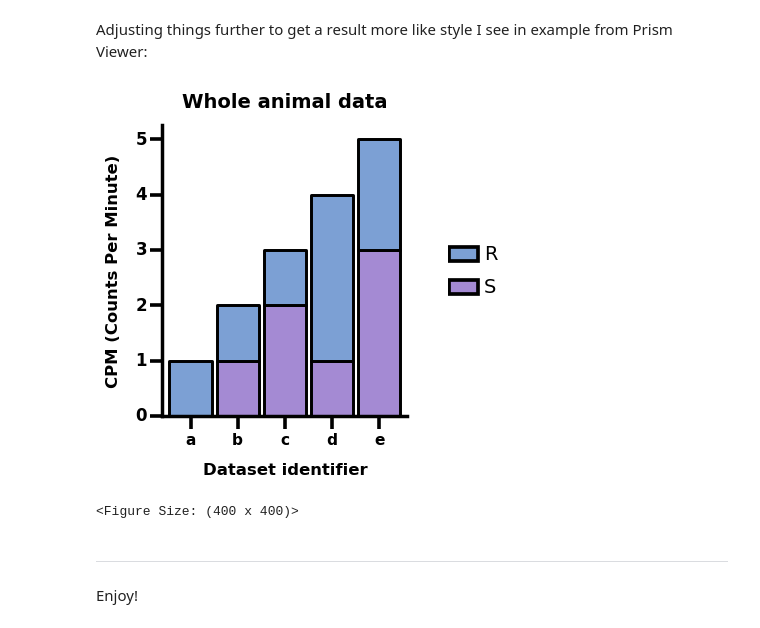
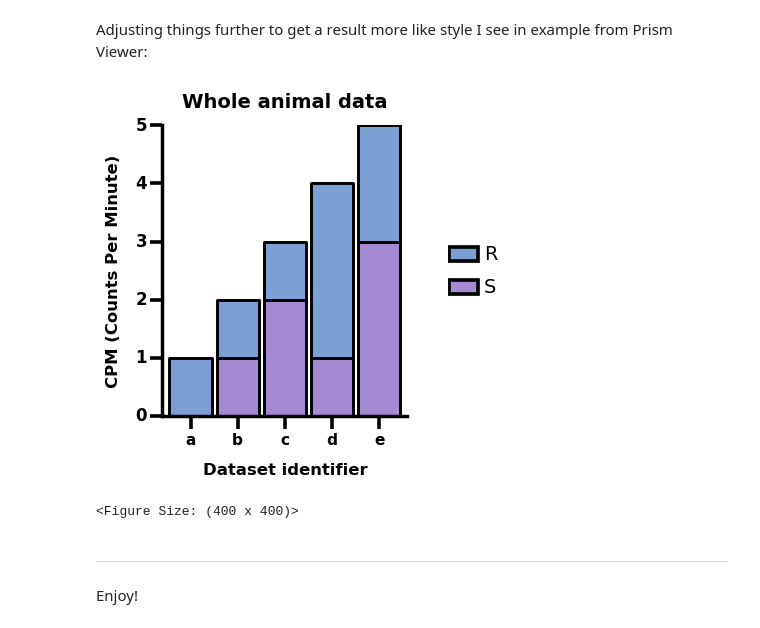
Before and after one commit to fomightez/plotnine_prism-binder, a Jupyter notebook: notebooks/Plotnine_prism_stacked_bar_chart.ipynb, the cells around one changed output. Drawn from its saved outputs; the diff is of its cells as text; code cells hidden in the pictures.

Commit message:
add am improved stacked bar chart example

```diff
--- a/notebooks/Plotnine_prism_stacked_bar_chart.ipynb
+++ b/notebooks/Plotnine_prism_stacked_bar_chart.ipynb
@@ -76,7 +76,6 @@ Adjusting things further to get a result more like style I see in example from P
 base = (
     ggplot(df, aes("var1", fill="cat"))
     + geom_bar(color='black', size=1.2)
-    + ylim(0, 5)
 )
 
 p3 = (
@@ -99,35 +98,35 @@ p3 = (
         # Larger y-axis tick label text
         axis_text_y=element_text(size=12),
         axis_text_x=element_text(size=11.1),
         # Larger axis titles
         axis_title_x=element_text(size=11.85),
         axis_title_y=element_text(size=11.85),
         # Larger Plot title
         plot_title=element_text(size=14),
         # -----------------------#
         # Rectangular legend boxes
         legend_key_width=23,
         legend_key_height=13,
         legend_entry_spacing=10, # for increasing spacing between legend items
         legend_text=element_text(size=14),
         legend_key=element_blank(),
         # -----------------------#
         # Remove panel border
         panel_border=element_blank(),
         axis_line=element_blank()
     ) +
     # Try adding the legend border through guides instead
     guides(fill=guide_legend(override_aes=dict(color='black', size=1.5))) +
-    scale_y_continuous(expand=(0, 0, 0.05, 0)) +
+    scale_y_continuous(limits=[0, df['var1'].value_counts().max()], expand=(0, 0, 0, 0)  ) +
     labs(
         title="Whole animal data",
         x="Dataset identifier",
         y="CPM (Counts Per Minute)"
     )
 )
 p3
 # %% [output]
-[figure, old version]
+[figure, new version]
 <Figure Size: (400 x 400)>
 # %% [markdown]
 ----
```
Also changed, not shown: parts of 1 cell of this notebook.
